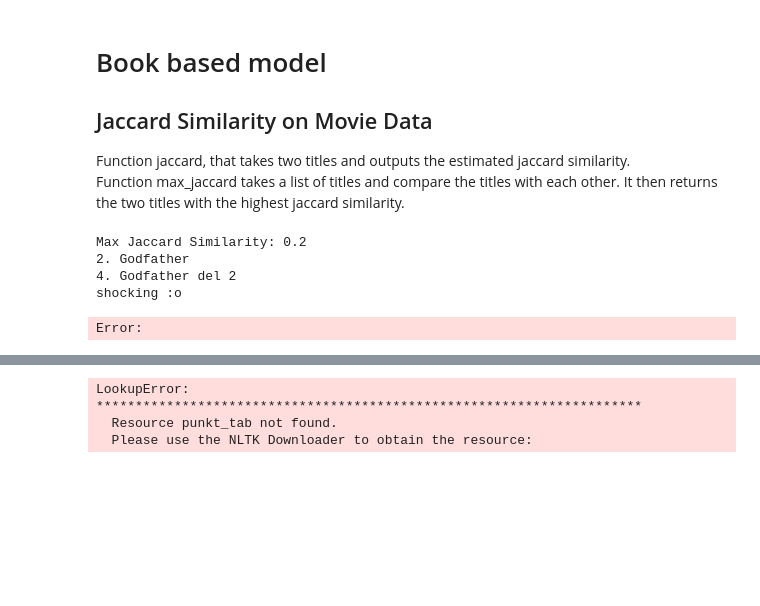
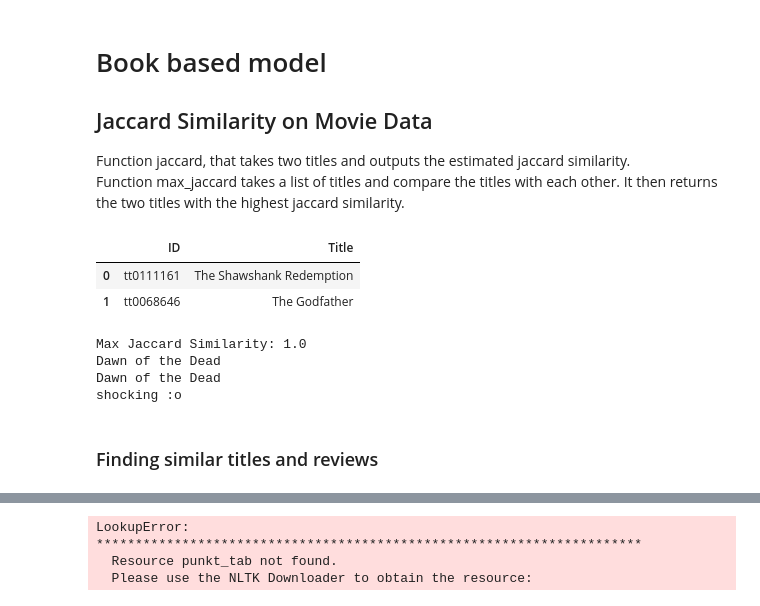
Before and after one commit to JasonMerit/ComputationalTools, a Jupyter notebook: Project/Linea.ipynb, the cells around one changed output, grey strips where cells are left out. Drawn from its saved outputs; the diff is of its cells as text; code cells hidden in the pictures; blank space fills up the shorter version.

Commit message:
get some (not all) movie metrics

```diff
--- a/Project/Linea.ipynb
+++ b/Project/Linea.ipynb
@@ -33,9 +35,9 @@ import string
 [nltk_data]   Package wordnet is already up-to-date!
 # %%
 # Get reviews
-movies = pd.read_csv('data/imdb_top_250.csv')
-reviews = pd.read_csv('data/reviews_top_250.csv')
-print(f"Movies data has {movies.columns.size} columns with {movies.shape[0]} rows each.")
-print(f"Reviews data has {reviews.columns.size} columns with {reviews.shape[0]} rows each.")
-reviews.head(n=2)
+Movies = pd.read_csv('data/movies_788.csv')
+Reviews = pd.read_csv('data/reviews_788.csv')
+print(f"Movies data has {Movies.columns.size} columns with {Movies.shape[0]} rows each.")
+print(f"Reviews data has {Reviews.columns.size} columns with {Reviews.shape[0]} rows each.")
+Reviews.head(n=2)
 # %% [output]
@@ -53,8 +55,12 @@ Reviews data has 7 columns with 250 rows each.
 Function jaccard, that takes two titles and outputs the estimated jaccard similarity. \
 Function max_jaccard takes a list of titles and compare the titles with each other. It then returns the two titles with the highest jaccard similarity.
 # %%
-movies.head(n=2)
+Movies.head(n=2)
 # Extract all titles
+# %% [output]
+|  | ID | Title |
+| 0 | tt0111161 | The Shawshank Redemption |
+| 1 | tt0068646 | The Godfather |
 # %%
 # Finds jaccard similarity between two titles.
 def jaccard(title1, title2):
@@ -92,15 +98,16 @@ print(f"Jaccard Similarity: {similarity}")
 """
 
 # Example usage with a list of titles
-title_list = movies['Title'].tolist()
+title_list = Movies['Title'].tolist()
 max_similarity, idx1, idx2 = max_jaccard(title_list)
 print(f"Max Jaccard Similarity: {max_similarity}")
 print(title_list[idx1])
 print(title_list[idx2])
 print("shocking :o")
 # %% [output]
-Max Jaccard Similarity: 0.2
-2. Godfather
-4. Godfather del 2
+Max Jaccard Similarity: 1.0
+Dawn of the Dead
+Dawn of the Dead
 shocking :o
-Error:
+# %% [markdown]
+### Finding similar titles and reviews
```
Also changed, not shown: parts of 5 cells of this notebook, 2 other files.
